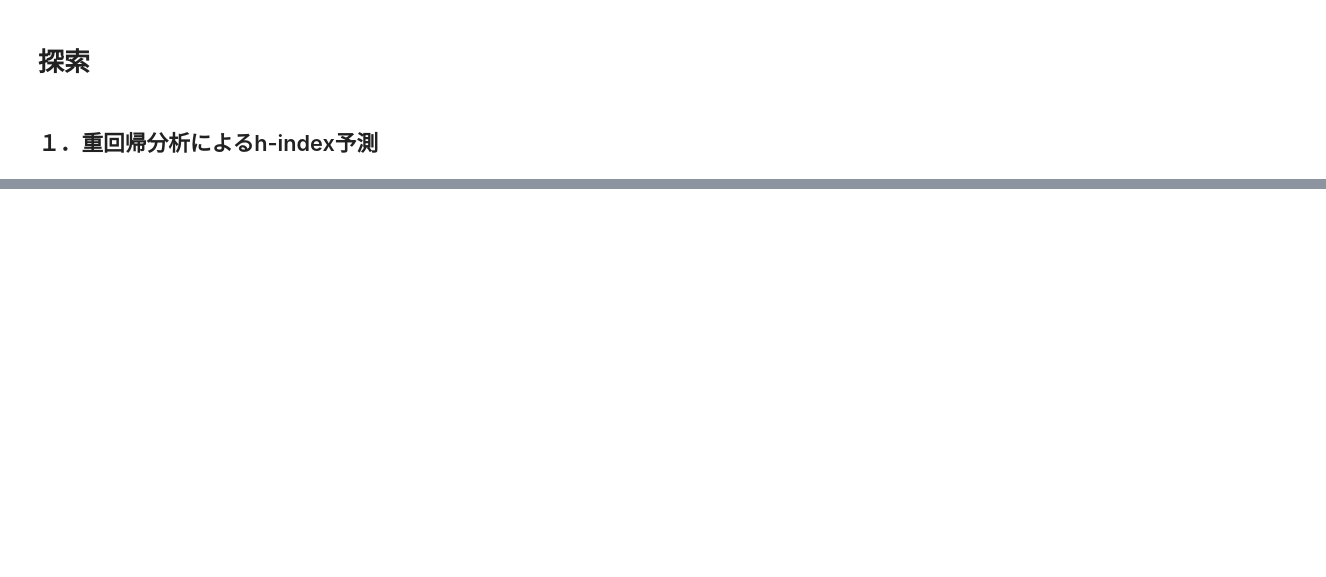
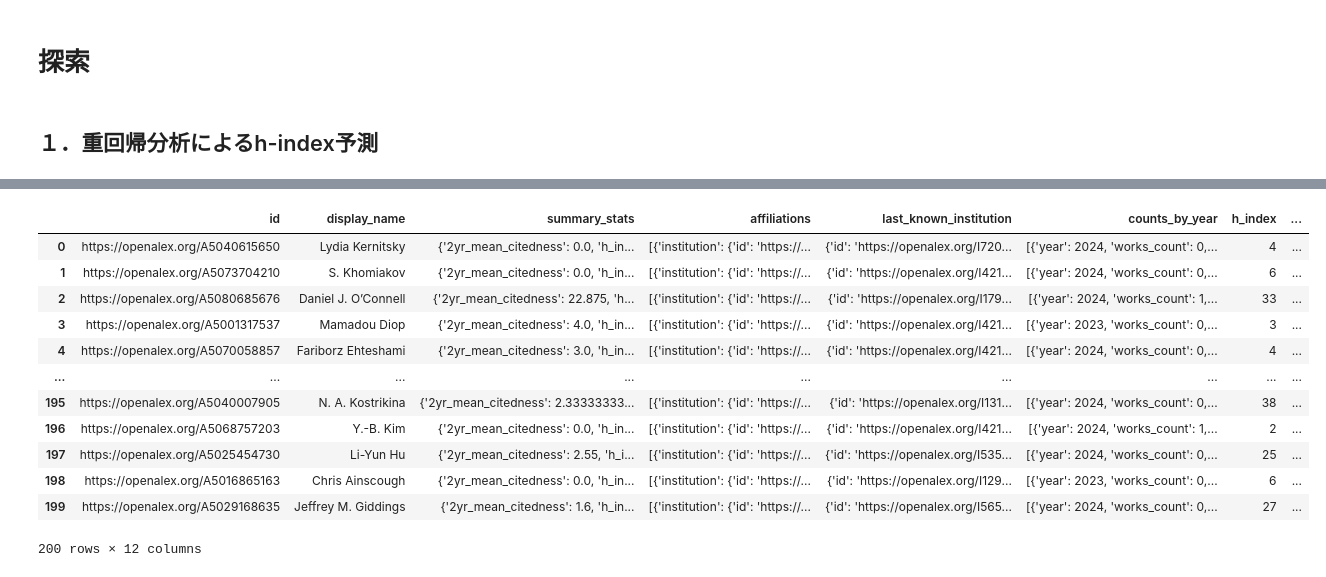
Before and after one commit to ScisciJP/tutorial_jp, a Jupyter notebook: 4-H-index.ipynb, the cells around one changed output, grey strips where cells are left out. Drawn from its saved outputs; the diff is of its cells as text; code cells hidden in the pictures; blank space fills up the shorter version.

```diff
--- a/4-H-index.ipynb
+++ b/4-H-index.ipynb
@@ -202,0 +176,10 @@ plt.show()
+# %%
+# Sample author of cited_by_count>10 as training data
+authors = Authors().sample(1000, seed=42)\
+                .filter(cited_by_count=">10")\
+                .filter(works_count=">3")\
+                .select(['id','display_name','summary_stats','affiliations','last_known_institution','counts_by_year'])
+author_json = util.getAll(authors)
+# pprint(author_json)
+author_training_df = pd.DataFrame(author_json)
+# display(author_training_df)
@@ -202,0 +202,3 @@ plt.show()
+# %%
+# Get h_index
+author_training_df['h_index'] = author_training_df['summary_stats'].apply(lambda x:x['h_index'])
@@ -202,0 +277,16 @@ plt.show()
+# %%
+display(author_training_df)
+# %% [output]
+|  | id | display_name | summary_stats | affiliations | last_known_institution | counts_by_year | h_index | ... |
+| 0 | https://openalex.org/A5040615650 | Lydia Kernitsky | {'2yr_mean_citedness': 0.0, 'h_in... | [{'institution': {'id': 'https://... | {'id': 'https://openalex.org/I720... | [{'year': 2024, 'works_count': 0,... | 4 | ... |
+| 1 | https://openalex.org/A5073704210 | S. Khomiakov | {'2yr_mean_citedness': 0.0, 'h_in... | [{'institution': {'id': 'https://... | {'id': 'https://openalex.org/I421... | [{'year': 2024, 'works_count': 0,... | 6 | ... |
+| 2 | https://openalex.org/A5080685676 | Daniel J. O’Connell | {'2yr_mean_citedness': 22.875, 'h... | [{'institution': {'id': 'https://... | {'id': 'https://openalex.org/I179... | [{'year': 2024, 'works_count': 1,... | 33 | ... |
+| 3 | https://openalex.org/A5001317537 | Mamadou Diop | {'2yr_mean_citedness': 4.0, 'h_in... | [{'institution': {'id': 'https://... | {'id': 'https://openalex.org/I421... | [{'year': 2023, 'works_count': 0,... | 3 | ... |
+| 4 | https://openalex.org/A5070058857 | Fariborz Ehteshami | {'2yr_mean_citedness': 3.0, 'h_in... | [{'institution': {'id': 'https://... | {'id': 'https://openalex.org/I421... | [{'year': 2024, 'works_count': 0,... | 4 | ... |
+| ... | ... | ... | ... | ... | ... | ... | ... | ... |
+| 195 | https://openalex.org/A5040007905 | N. A. Kostrikina | {'2yr_mean_citedness': 2.33333333... | [{'institution': {'id': 'https://... | {'id': 'https://openalex.org/I131... | [{'year': 2024, 'works_count': 0,... | 38 | ... |
+| 196 | https://openalex.org/A5068757203 | Y.-B. Kim | {'2yr_mean_citedness': 0.0, 'h_in... | [{'institution': {'id': 'https://... | {'id': 'https://openalex.org/I421... | [{'year': 2024, 'works_count': 1,... | 2 | ... |
+| 197 | https://openalex.org/A5025454730 | Li-Yun Hu | {'2yr_mean_citedness': 2.55, 'h_i... | [{'institution': {'id': 'https://... | {'id': 'https://openalex.org/I535... | [{'year': 2024, 'works_count': 0,... | 25 | ... |
+| 198 | https://openalex.org/A5016865163 | Chris Ainscough | {'2yr_mean_citedness': 0.0, 'h_in... | [{'institution': {'id': 'https://... | {'id': 'https://openalex.org/I129... | [{'year': 2023, 'works_count': 0,... | 6 | ... |
+| 199 | https://openalex.org/A5029168635 | Jeffrey M. Giddings | {'2yr_mean_citedness': 1.6, 'h_in... | [{'institution': {'id': 'https://... | {'id': 'https://openalex.org/I565... | [{'year': 2024, 'works_count': 0,... | 27 | ... |
+200 rows × 12 columns
```
Also changed, not shown: parts of 17 cells of this notebook.
